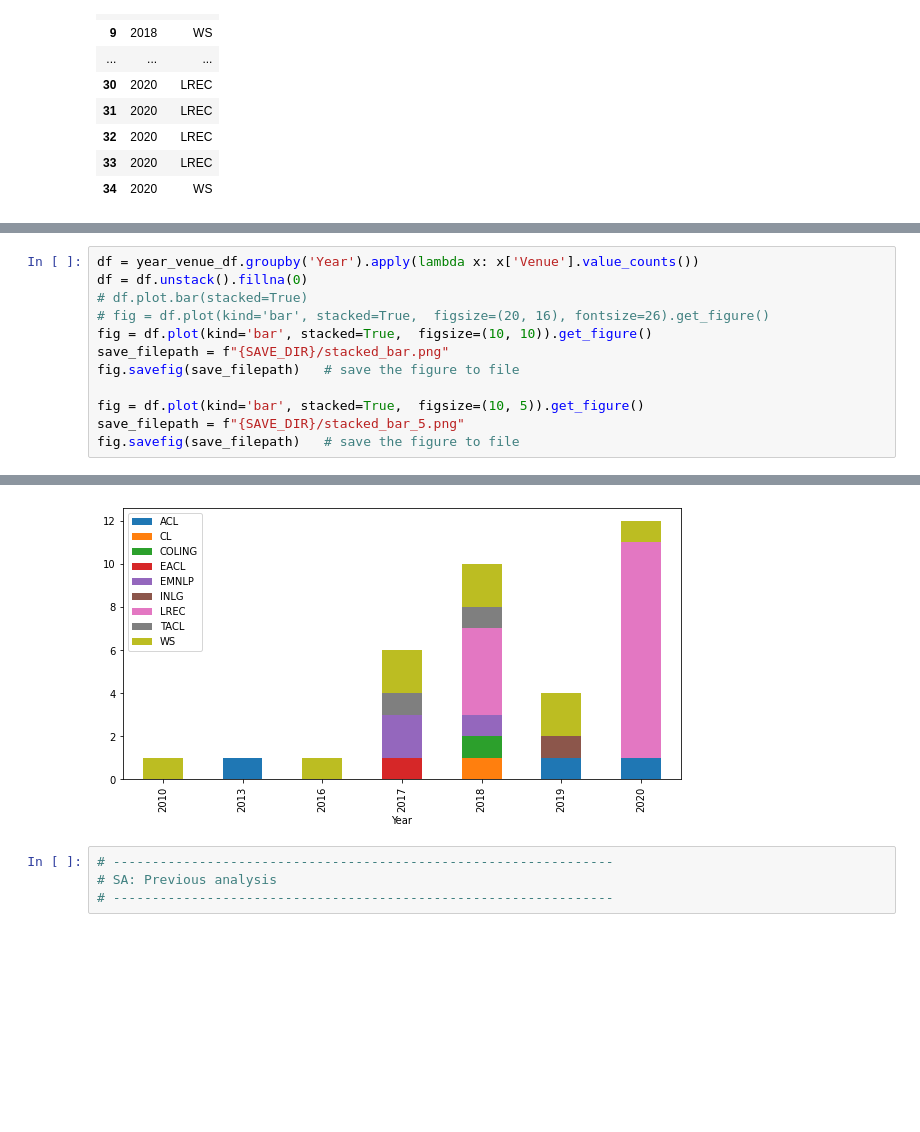
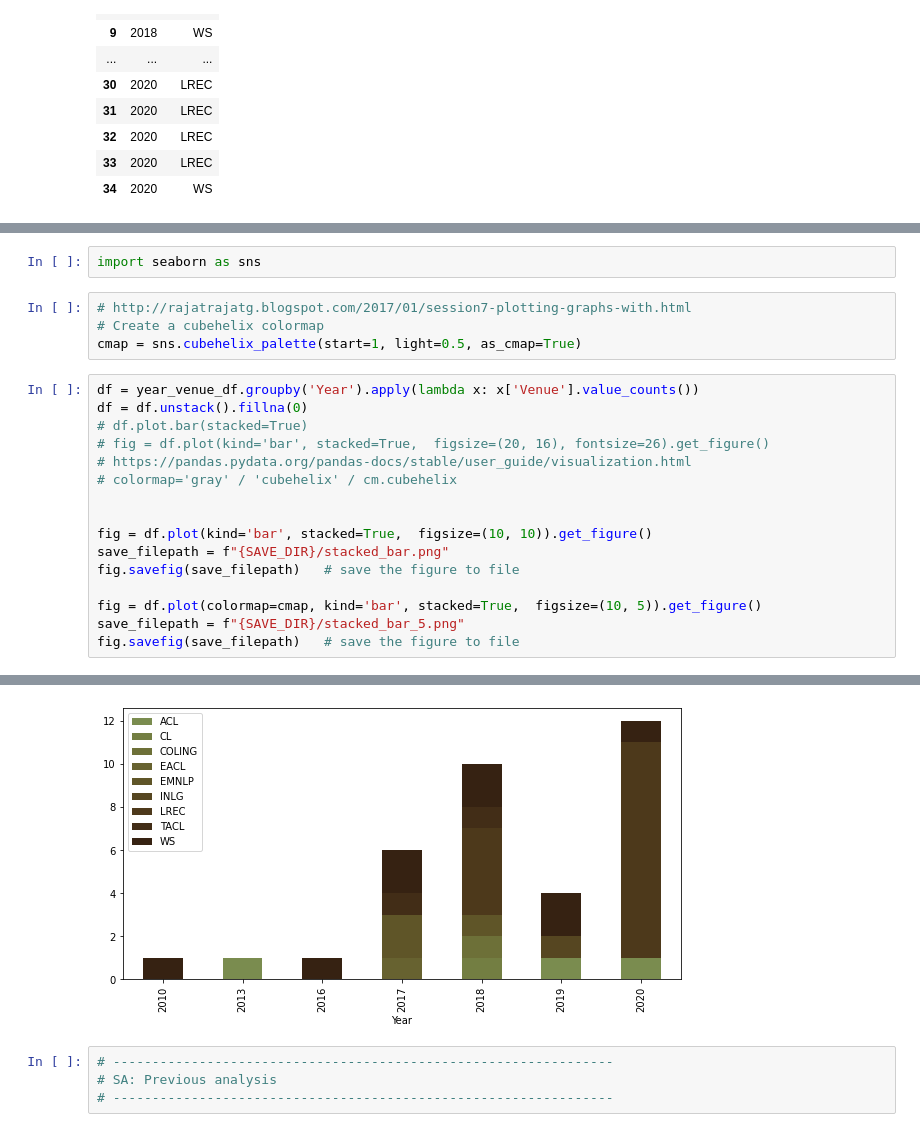
Before and after one commit to shubhamagarwal92/eacl-reproducibility, a Jupyter notebook: notebooks/analysis.ipynb, the cells around one changed output, grey strips where cells are left out. Drawn from its saved outputs; the diff is of its cells as text; blank space fills up the shorter version.

Commit message:
Cubehelix palette

```diff
--- a/notebooks/analysis.ipynb
+++ b/notebooks/analysis.ipynb
@@ -128,18 +150,28 @@ year_venue_df
+# %%
+import seaborn as sns
+# %%
+# http://rajatrajatg.blogspot.com/2017/01/session7-plotting-graphs-with.html
+# Create a cubehelix colormap
+cmap = sns.cubehelix_palette(start=1, light=0.5, as_cmap=True)
 # %%
 df = year_venue_df.groupby('Year').apply(lambda x: x['Venue'].value_counts())
 df = df.unstack().fillna(0)
 # df.plot.bar(stacked=True)
 # fig = df.plot(kind='bar', stacked=True,  figsize=(20, 16), fontsize=26).get_figure()
+# https://pandas.pydata.org/pandas-docs/stable/user_guide/visualization.html
+# colormap='gray' / 'cubehelix' / cm.cubehelix
+
+
 fig = df.plot(kind='bar', stacked=True,  figsize=(10, 10)).get_figure()
 save_filepath = f"{SAVE_DIR}/stacked_bar.png"
 fig.savefig(save_filepath)   # save the figure to file
 
-fig = df.plot(kind='bar', stacked=True,  figsize=(10, 5)).get_figure()
+fig = df.plot(colormap=cmap, kind='bar', stacked=True,  figsize=(10, 5)).get_figure()
 save_filepath = f"{SAVE_DIR}/stacked_bar_5.png"
 fig.savefig(save_filepath)   # save the figure to file
 # %% [output]
 [figure]
-[figure, old version]
+[figure, new version]
 # %%
 # ----------------------------------------------------------------
 # SA: Previous analysis
```
Also changed, not shown: parts of 2 cells of this notebook, 1 other file.
